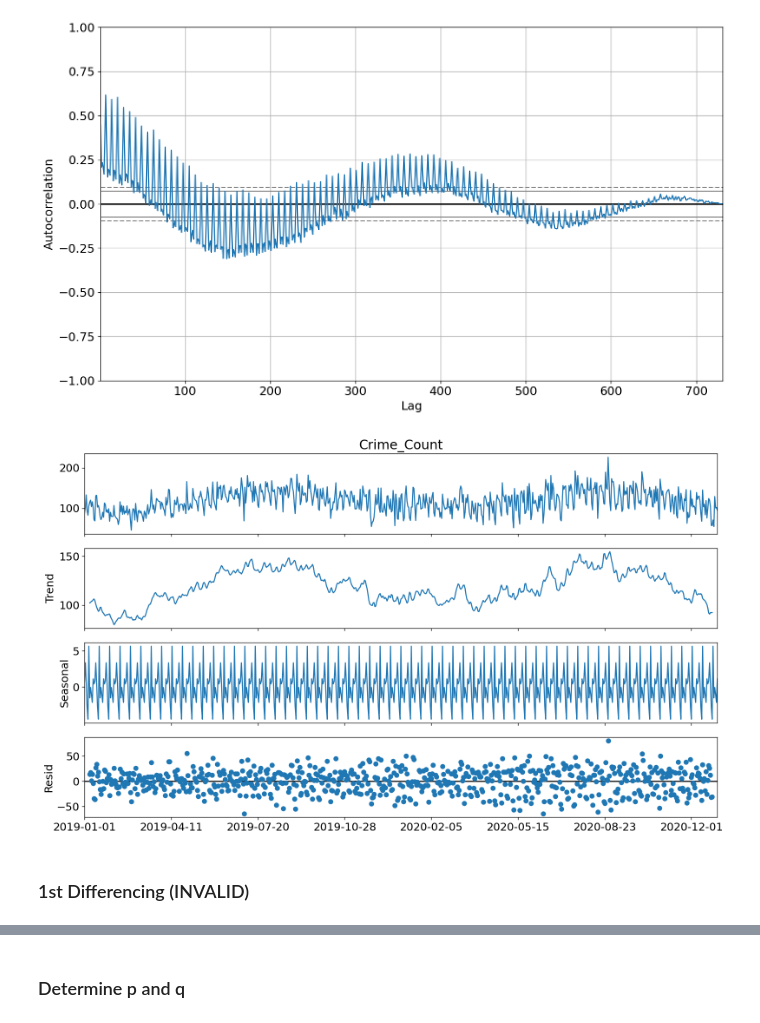
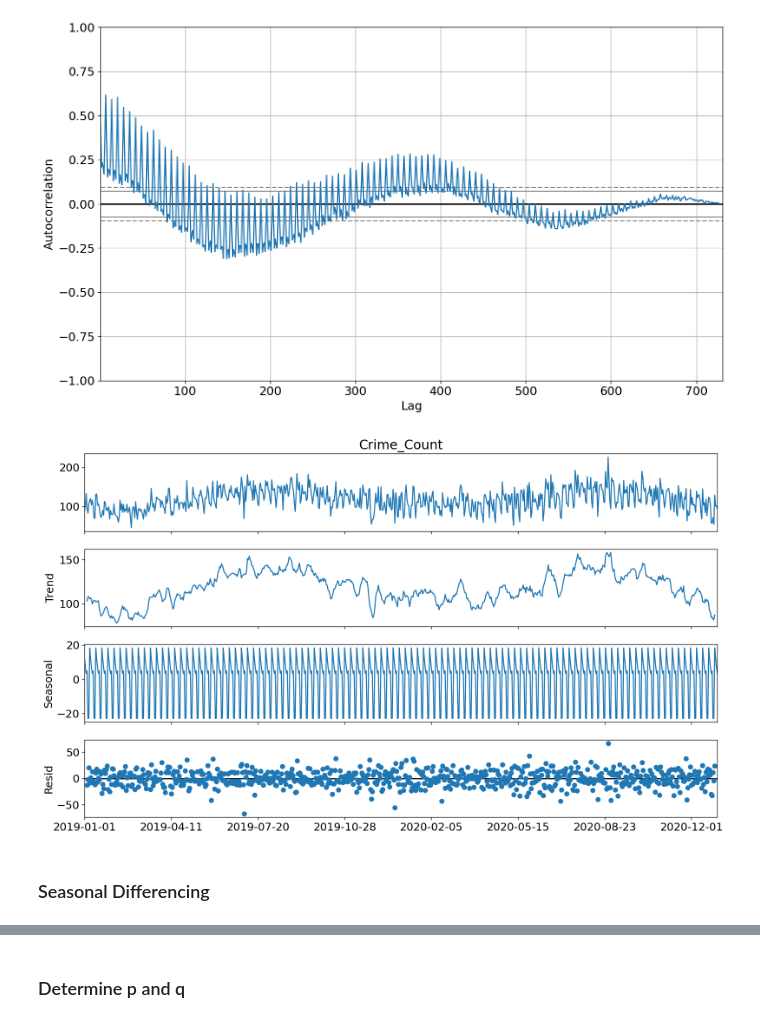
Before and after one commit to Hajar0Ahmed/Time-Series-Crime-Forecasting-Minneapolis, a Jupyter notebook: notebooks/Data_analysis.ipynb, the cells around one changed output, grey strips where cells are left out. Cells and saved outputs as stored; diff of their text form; code cells hidden in the pictures.

```diff
--- a/notebooks/Data_analysis.ipynb
+++ b/notebooks/Data_analysis.ipynb
@@ -170,13 +156,13 @@ autocorrelation_plot(train1['Crime_Count'])
 # %%
 import seaborn as sns
 from statsmodels.tsa.seasonal import seasonal_decompose
 
-decomposition=seasonal_decompose(train1['Crime_Count'],model='additive',period=12)
+decomposition=seasonal_decompose(train1['Crime_Count'],model='additive',period=7)
 decomposition.plot()
 plt.xticks(ticks=range(0, len(train1), 100))
 plt.show()
 # %% [output]
-[figure, old version]
+[figure, new version]
 # %% [markdown]
-### 1st Differencing (INVALID)
+### Seasonal Differencing
 # %%
```
Also changed, not shown: parts of 17 cells of this notebook, 1 other file.
